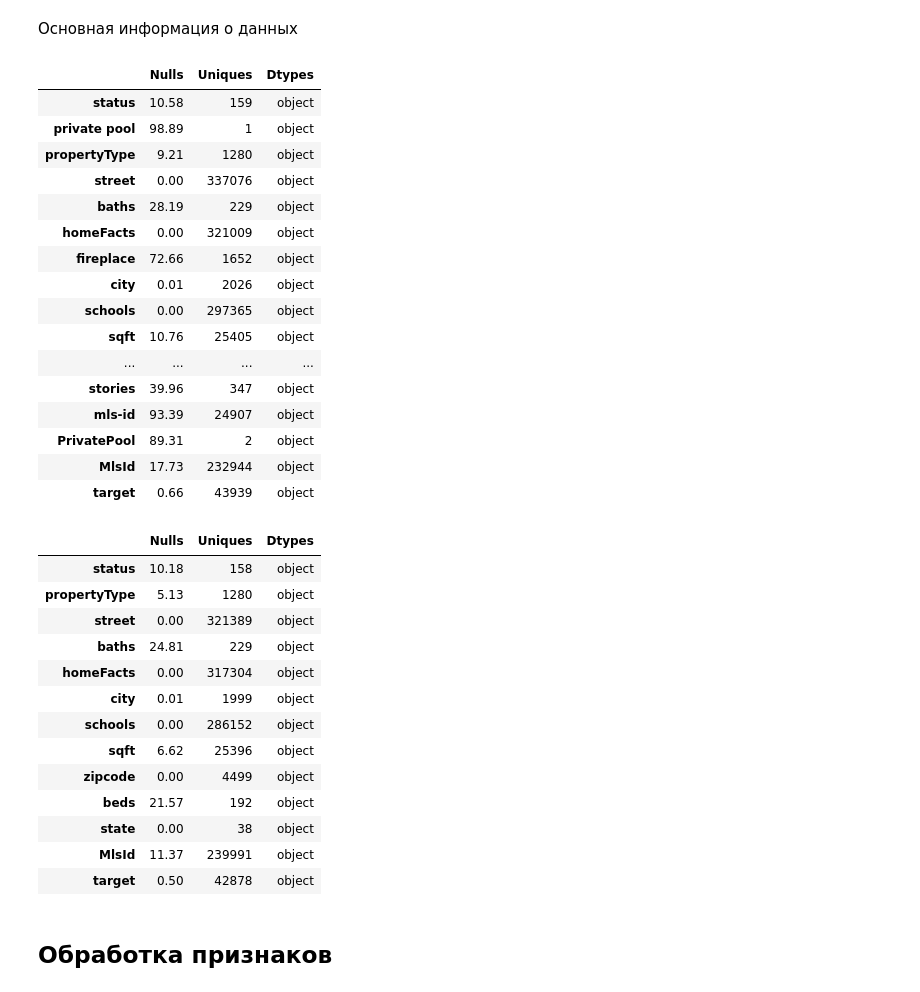
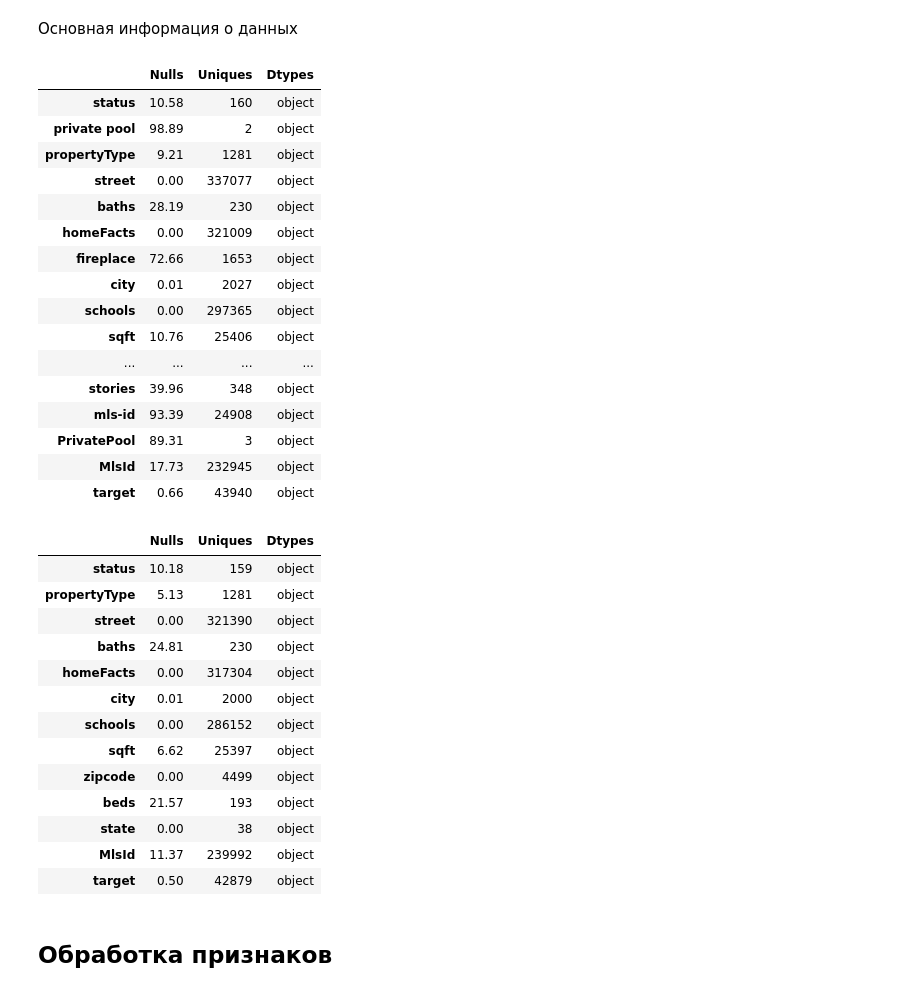
Before and after one commit to georgekovin/Housing-Regression-Project, a Jupyter notebook: notebook.ipynb, the cells around one changed output. Saved outputs shown, nothing was run; the diff lists cells and outputs as text; code cells hidden in the pictures.

```diff
--- a/notebook.ipynb
+++ b/notebook.ipynb
@@ -37,30 +37,30 @@ print(f'{data.shape[0]} rows, {data.shape[1]} columns')
 # %%
 def get_data_info(data):
     data_info = pd.DataFrame({'Nulls': (data.isna().sum() * 100/data.shape[0]).round(2),
-                            'Uniques': data.nunique(),
+                            'Uniques': data.nunique(dropna=False),
                             'Dtypes': data.dtypes})
 
     return data_info
 
 get_data_info(data)
 # %% [output]
 |  | Nulls | Uniques | Dtypes |
-| status | 10.58 | 159 | object |
-| private pool | 98.89 | 1 | object |
-| propertyType | 9.21 | 1280 | object |
-| street | 0.00 | 337076 | object |
-| baths | 28.19 | 229 | object |
+| status | 10.58 | 160 | object |
+| private pool | 98.89 | 2 | object |
+| propertyType | 9.21 | 1281 | object |
+| street | 0.00 | 337077 | object |
+| baths | 28.19 | 230 | object |
 | homeFacts | 0.00 | 321009 | object |
-| fireplace | 72.66 | 1652 | object |
-| city | 0.01 | 2026 | object |
+| fireplace | 72.66 | 1653 | object |
+| city | 0.01 | 2027 | object |
 | schools | 0.00 | 297365 | object |
-| sqft | 10.76 | 25405 | object |
+| sqft | 10.76 | 25406 | object |
 | ... | ... | ... | ... |
-| stories | 39.96 | 347 | object |
-| mls-id | 93.39 | 24907 | object |
-| PrivatePool | 89.31 | 2 | object |
-| MlsId | 17.73 | 232944 | object |
-| target | 0.66 | 43939 | object |
+| stories | 39.96 | 348 | object |
+| mls-id | 93.39 | 24908 | object |
+| PrivatePool | 89.31 | 3 | object |
+| MlsId | 17.73 | 232945 | object |
+| target | 0.66 | 43940 | object |
 # %%
 data['MlsId'] = data['MlsId'].fillna('') + data['mls-id'].fillna('')
 data['MlsId'] = data['MlsId'].apply(lambda x: np.nan if x == '' else x)
@@ -76,19 +76,19 @@ data.reset_index(drop=True, inplace=True)
 get_data_info(data)
 # %% [output]
 |  | Nulls | Uniques | Dtypes |
-| status | 10.18 | 158 | object |
-| propertyType | 5.13 | 1280 | object |
-| street | 0.00 | 321389 | object |
-| baths | 24.81 | 229 | object |
+| status | 10.18 | 159 | object |
+| propertyType | 5.13 | 1281 | object |
+| street | 0.00 | 321390 | object |
+| baths | 24.81 | 230 | object |
 | homeFacts | 0.00 | 317304 | object |
-| city | 0.01 | 1999 | object |
+| city | 0.01 | 2000 | object |
 | schools | 0.00 | 286152 | object |
-| sqft | 6.62 | 25396 | object |
+| sqft | 6.62 | 25397 | object |
 | zipcode | 0.00 | 4499 | object |
-| beds | 21.57 | 192 | object |
+| beds | 21.57 | 193 | object |
 | state | 0.00 | 38 | object |
-| MlsId | 11.37 | 239991 | object |
-| target | 0.50 | 42878 | object |
+| MlsId | 11.37 | 239992 | object |
+| target | 0.50 | 42879 | object |
 # %% [markdown]
 ## Обработка признаков
 # %% [markdown]
```
Also changed, not shown: parts of 9 cells of this notebook.
